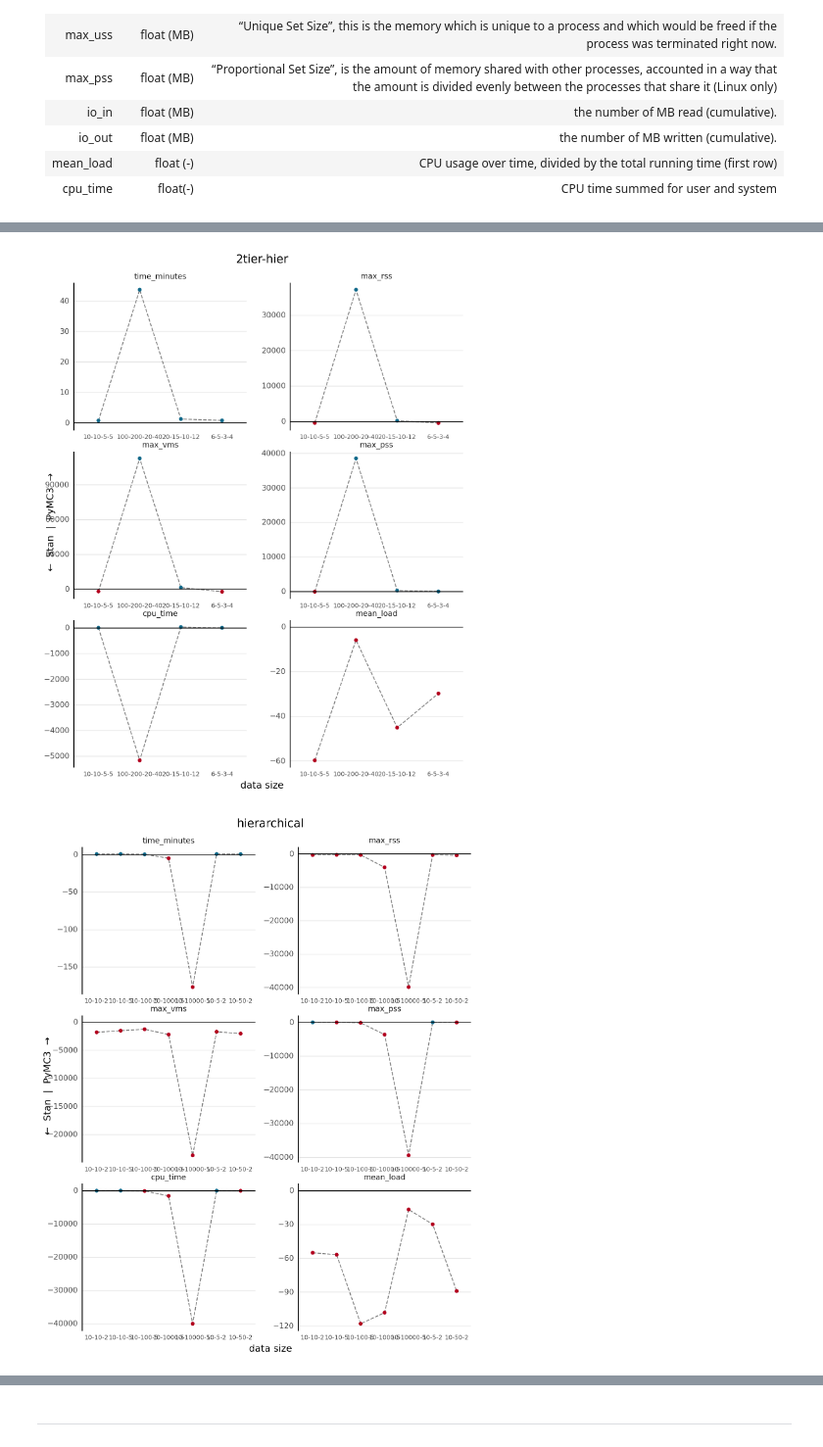
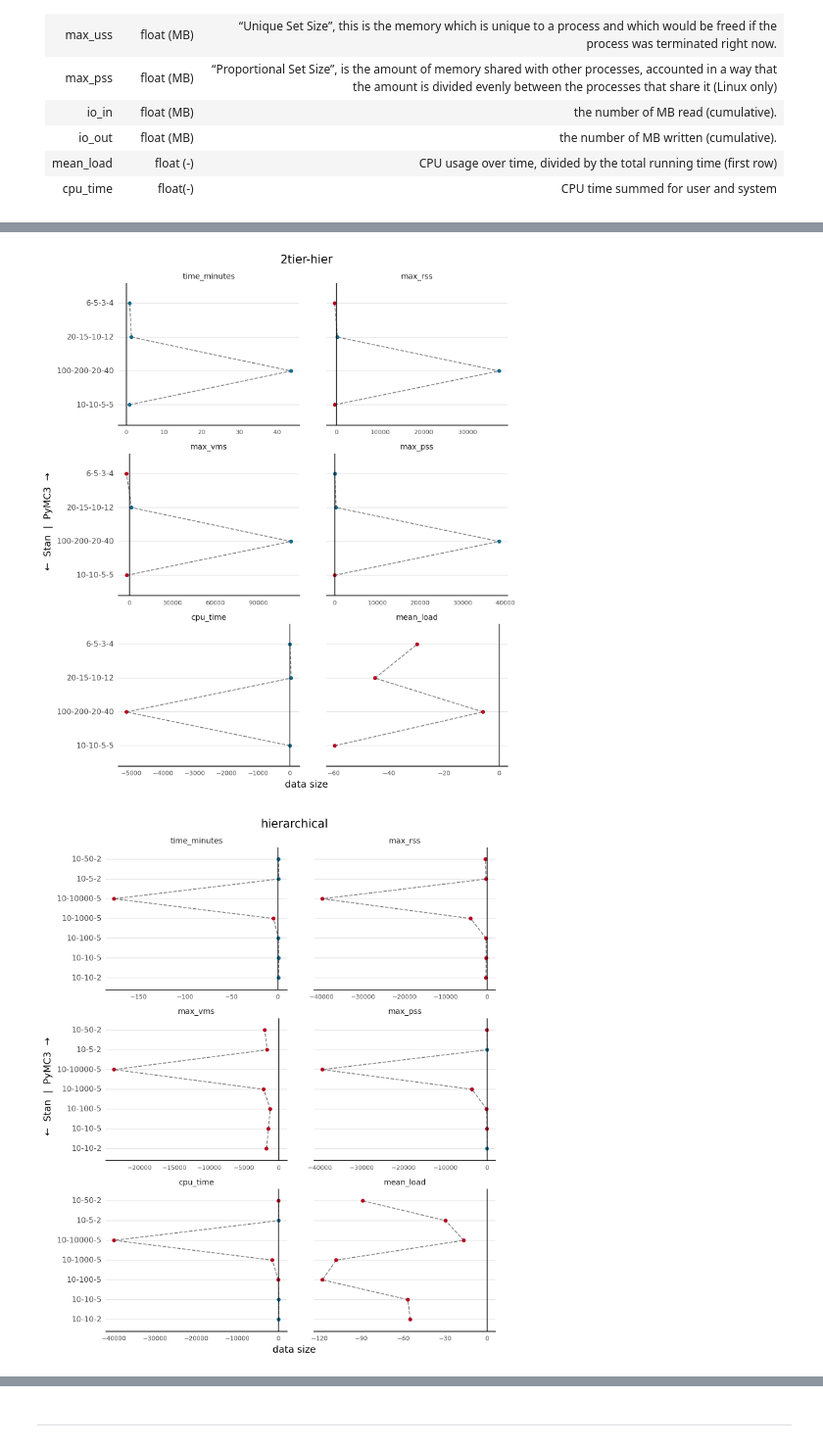
Before and after one commit to jhrcook/pymc3-stan-comparison, a Jupyter notebook: docs/index.ipynb, the cells around one changed output, grey strips where cells are left out. Shown at 98% size. Saved outputs shown, nothing was run; the diff lists cells and outputs as text; code cells hidden in the pictures.

Commit message:
analysis: begin updating analysis notebook for new benchmarking levels

```diff
--- a/docs/index.ipynb
+++ b/docs/index.ipynb
@@ -91,7 +106,7 @@ benchmark_metrics = [
     "cpu_time",
     "mean_load",
 ]
-benchmark_ids = ["name", "model", "library", "data_size"]
+benchmark_ids = ["name", "model", "library", "data_size", "replicate"]
 
 benchmarks_long = (
     benchmarks[benchmark_ids + benchmark_metrics]
@@ -115,16 +130,34 @@ benchmarks_long.head()
 # %%
+from typing import Sequence
+
+
+def order_data_sizes_by_average_value(df: pd.DataFrame, variable: str) -> pd.DataFrame:
+    x_order = (
+        df.copy()
+        .query(f"variable == '{variable}'")
+        .groupby(["data_size"])["value"]
+        .mean()
+        .reset_index(drop=False)
+        .sort_values("value")["data_size"]
+    )
+    df["data_size"] = pd.Categorical(df["data_size"], categories=x_order, ordered=True)
+    return df
+
+
 dpos = gg.position_dodge(width=0.8)
 jpos = gg.position_jitterdodge(jitter_width=0.2, jitter_height=0, dodge_width=0.8)
 
 for model in benchmarks_long.model.unique():
+    plot_df = (
+        benchmarks_long.query(f"model == '{model}'")
+        .copy()
+        .pipe(order_data_sizes_by_average_value, variable="time_minutes")
+    )
     print(
-        gg.ggplot(
-            benchmarks_long.query(f"model == '{model}'"),
-            gg.aes(x="factor(data_size)", y="value", color="library"),
-        )
+        gg.ggplot(plot_df, gg.aes(x="factor(data_size)", y="value", color="library"))
         + gg.facet_wrap("variable", scales="free", ncol=2)
         + gg.geom_boxplot(outlier_alpha=0, position=dpos)
-        + gg.geom_jitter(size=1, alpha=0.7, position=jpos)
+        + gg.geom_jitter(size=0.7, alpha=0.3, position=jpos)
         + gg.scale_y_log10()
         + gg.scale_color_manual(values=library_pal)
         + gg.theme(
@@ -143,38 +176,39 @@ def model_difference(df):
     diff = (
         df[df.library == "pymc3"].value.mean() - df[df.library == "stan"].value.mean()
     )
     return diff
 
 
 benchmarks_diff = (
     benchmarks_long.groupby(["model", "data_size", "variable"])
     .apply(model_difference)
     .reset_index(drop=False)
     .rename(columns={0: "difference_pymc3_stan"})
 )
 
 for model in benchmarks_diff.model.unique():
     _df = benchmarks_diff.query(f"model == '{model}'").assign(
         which_lib=lambda d: [
             "pymc3" if x > 0 else "stan" for x in d.difference_pymc3_stan
         ]
     )
     print(
-        gg.ggplot(_df, gg.aes(x="data_size", y="difference_pymc3_stan"))
-        + gg.facet_wrap("~variable", scales="free", ncol=2)
-        + gg.geom_line(group=1, linetype="--", size=0.6, alpha=0.5)
+        gg.ggplot(_df, gg.aes(y="data_size", x="difference_pymc3_stan"))
+        + gg.facet_wrap("~variable", scales="free_x", ncol=2)
+        + gg.geom_path(group=1, linetype="--", size=0.6, alpha=0.5)
         + gg.geom_point(gg.aes(color="which_lib"))
-        + gg.geom_hline(yintercept=0)
+        + gg.geom_vline(xintercept=0)
         + gg.scale_color_manual(values=library_pal)
         + gg.theme(
             figure_size=(8, 10),
             axis_text_x=gg.element_text(size=7),
-            subplots_adjust={"wspace": 0.25, "hspace": 0.15},
-            axis_line_x=gg.element_blank(),
+            subplots_adjust={"wspace": 0.15, "hspace": 0.20},
+            axis_line_x=gg.element_line(),
+            axis_line_y=gg.element_blank(),
             legend_position="none",
         )
         + gg.labs(title=model, x="data size", y="←  Stan  |  PyMC3  →")
     )
 # %% [output]
-[figure, old version]
+[figure, new version]
-[figure, old version]
+[figure, new version]
```
Also changed, not shown: parts of 11 cells of this notebook, 1 other file.
